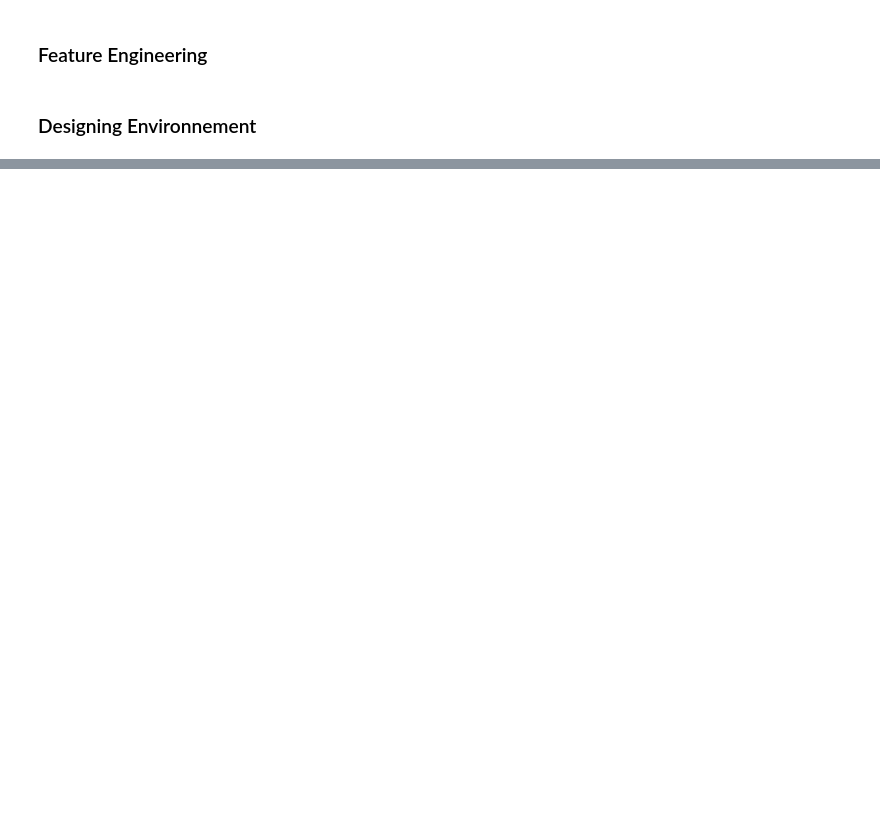
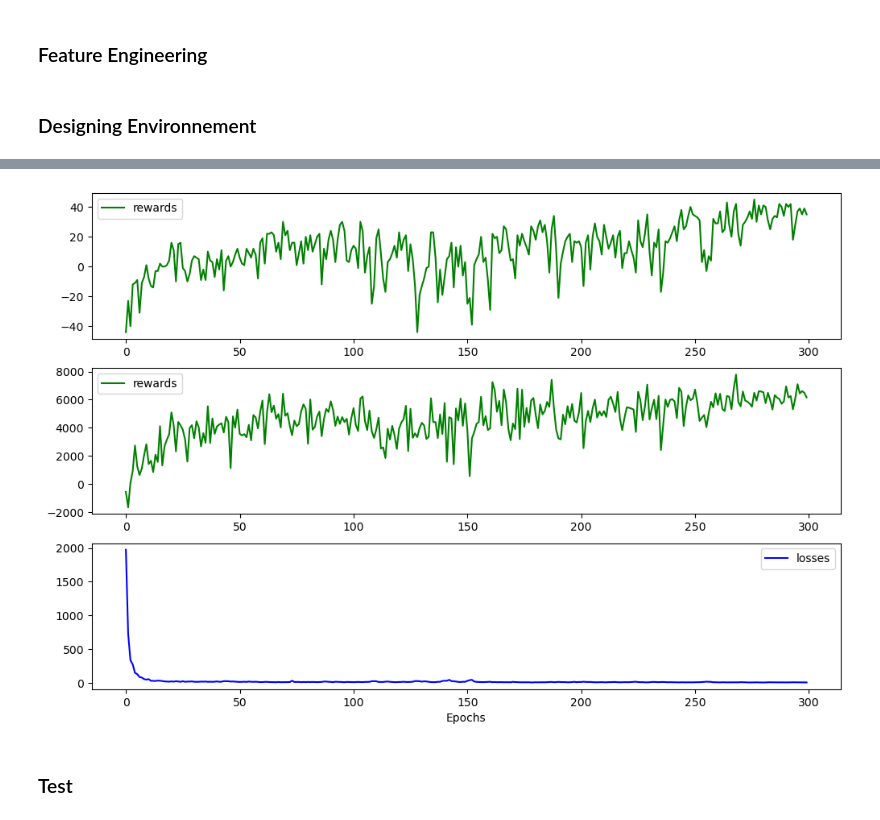
Before and after one commit to L4ncelin/Trading_bot_Reinforcement_learning, a Jupyter notebook: Notebooks/02_RL_main.ipynb, the cells around one changed output, grey strips where cells are left out. Saved outputs shown, nothing was run; the diff lists cells and outputs as text; code cells hidden in the pictures; blank space fills up the shorter version.

```diff
--- a/Notebooks/02_RL_main.ipynb
+++ b/Notebooks/02_RL_main.ipynb
@@ -431,20 +423,37 @@ class QLearningTrader:
         show_log_freq = max(1, epochs // 5)
 
         rewards_history = []
+        rewards_raw_history = []
         losses_history = []
+
+        # Stocke les profits nets journaliers
+        daily_profits = {}
 
         start_time = time.time()
         for epoch in range(epochs):
             obs = self.env.reset()
             done = False
             ep_reward = 0.0
+            ep_reward_raw = 0.0
             ep_loss = 0.0
             step = 0
 
+            # Initialiser la date actuelle et la liste des profits nets du jour
+            current_date = self.env.t
+            daily_profits[current_date] = []
+
             while not done and step < step_max:
                 act = self.select_action(obs)
-                next_obs, reward, done = self.env.step(act)
+                next_obs, reward, done, reward_raw = self.env.step(act)
+
+                # Enregistrer le profit net du trade dans la date correspondante
+                trade_date = self.env.t
+                if trade_date not in daily_profits:
+                    daily_profits[trade_date] = []
+                daily_profits[trade_date].append(reward_raw)
+
                 ep_reward += reward
+                ep_reward_raw += reward_raw
 
                 self.store_transition(obs, act, reward, next_obs, done)
 
@@ -465,6 +474,7 @@ class QLearningTrader:
                 step += 1
 
             rewards_history.append(ep_reward)
+            rewards_raw_history.append(ep_reward_raw)
             losses_history.append(ep_loss)
 
             # Logging
@@ -476,4 +486,7 @@ class QLearningTrader:
                       f"Avg.Reward={avg_r:.2f}, Avg.Loss={avg_l:.3f}, Time={elapsed:.2f}s")
                 start_time = time.time()
 
-        return rewards_history, losses_history
+        # Calculer R_port^t après l'entraînement
+        R_port = {date: np.mean(profits) if len(profits) > 0 else 0 for date, profits in daily_profits.items()}
+
+        return rewards_history, rewards_raw_history, losses_history, R_port
@@ -519,3 +529,23 @@ Proft final : 27.610031127929688
+# %%
+plt.figure(figsize=(12,8))
+plt.subplot(3,1,1)
+plt.plot(rewards, label="rewards", color="green")
+plt.legend()
+
+plt.subplot(3,1,2)
+plt.plot(rewards_raw, label="rewards", color="green")
+plt.legend()
+
+plt.subplot(3,1,3)
+plt.plot(losses, label="losses", color="blue")
+
+plt.xlabel("Epochs")
+plt.legend()
+plt.show()
+# %% [output]
+[figure, added]
+# %% [markdown]
+### Test
 # %%
 # Tester l'agent sur un environnement non vu (data_test)
 env_test = Environment(data_test, history_t=30)
```
Also changed, not shown: parts of 14 cells of this notebook.
